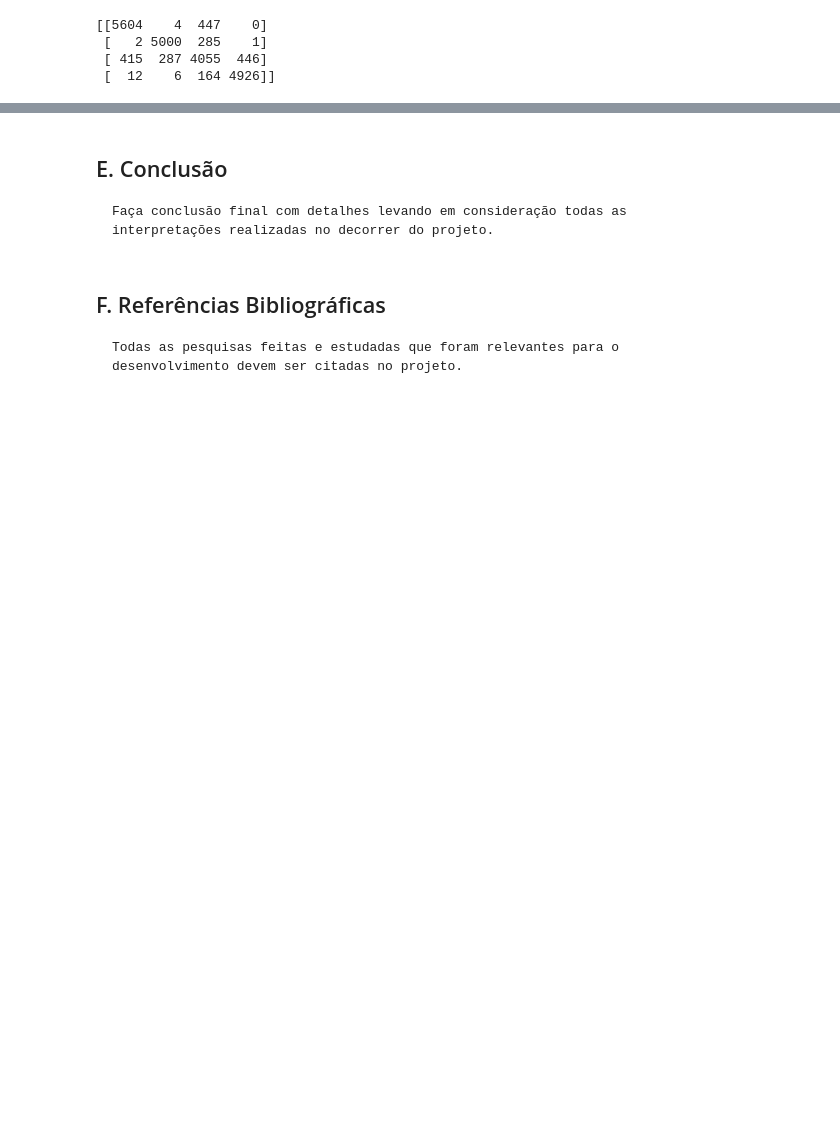
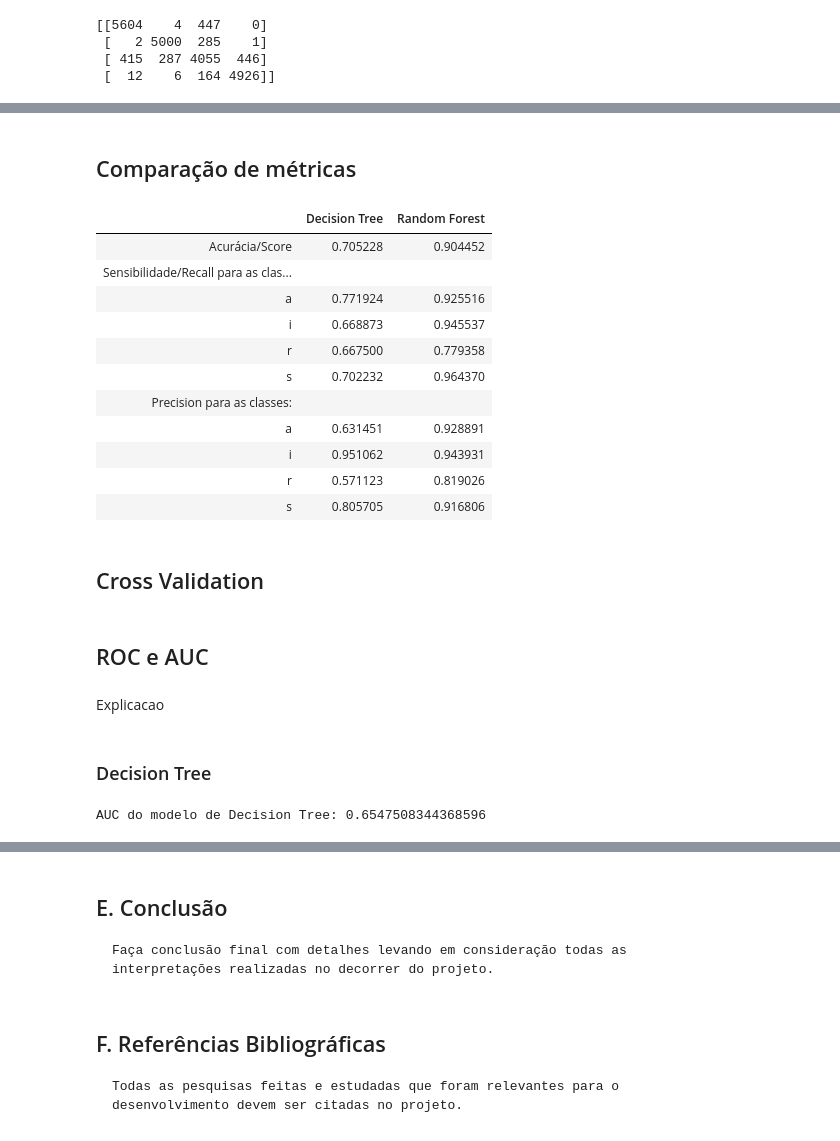
Before and after one commit to ArthurCisotto/P2_CDados, a Jupyter notebook: Projeto_2_CDados.ipynb, the cells around one changed output, grey strips where cells are left out. Cells and saved outputs as stored; diff of their text form; code cells hidden in the pictures; blank space fills up the shorter version.

```diff
--- a/Projeto_2_CDados.ipynb
+++ b/Projeto_2_CDados.ipynb
@@ -730,0 +739,4 @@ Score na base de teste: 0.9044518333795142
+# %%
+def acuracia(matriz):
+    acuracia = np.sum(np.diag(matriz)) / np.sum(matriz)
+    return acuracia
@@ -730,0 +747,4 @@ Score na base de teste: 0.9044518333795142
+# %%
+def recall(matriz):
+    recall = np.diag(matriz) / np.sum(matriz, axis = 1)
+    return recall
@@ -730,0 +755,4 @@ Score na base de teste: 0.9044518333795142
+# %%
+def precision(matriz):
+    precision = np.diag(matriz) / np.sum(matriz, axis = 0)
+    return precision
@@ -743 +775,5 @@ fig = px.imshow(matriz_confusao_decision, x = ['a', 'i', 'r', 's'], y = ['a', 'i
 fig.show()
+# %%
+acuracia_decision_tree =  acuracia(matriz_confusao_decision)
+recall_decision_tree =  recall(matriz_confusao_decision)
+precision_decision_tree =  precision(matriz_confusao_decision)
@@ -761,0 +860,33 @@ fig.show()
+# %% [markdown]
+## Comparação de métricas
+# %%
+d2 = {'': ['Acurácia/Score', 'Sensibilidade/Recall para as classes:', 'a', 'i', 'r', 's','Precision para as classes:', 'a', 'i', 'r', 's'], 'Decision Tree': [acuracia_decision_tree, '', recall_decision_tree[0], recall_decision_tree[1], recall_decision_tree[2], recall_decision_tree[3], '', precision_decision_tree[0], precision_decision_tree[1], precision_decision_tree[2], precision_decision_tree[3]], 'Random Forest': [acuracia_random_forest, '', recall_random_forest[0], recall_random_forest[1], recall_random_forest[2], recall_random_forest[3], '', precision_random_forest[0], precision_random_forest[1], precision_random_forest[2], precision_random_forest[3]]}
+df2 = pd.DataFrame(data=d2)
+pd.set_option('display.max_colwidth', None)
+df2.style.hide_index()
+# %% [output]
+|  | Decision Tree | Random Forest |
+| Acurácia/Score | 0.705228 | 0.904452 |
+| Sensibilidade/Recall para as clas... |  |  |
+| a | 0.771924 | 0.925516 |
+| i | 0.668873 | 0.945537 |
+| r | 0.667500 | 0.779358 |
+| s | 0.702232 | 0.964370 |
+| Precision para as classes: |  |  |
+| a | 0.631451 | 0.928891 |
+| i | 0.951062 | 0.943931 |
+| r | 0.571123 | 0.819026 |
+| s | 0.805705 | 0.916806 |
+# %% [markdown]
+## Cross Validation
+# %% [markdown]
+## ROC e AUC
+# %% [markdown]
+Explicacao
+# %% [markdown]
+### Decision Tree
+# %%
+fprdec, tprdec, thresholds = roc_curve(Yval, Y_pred_decision, pos_label=2)
+print(f'AUC do modelo de Decision Tree: {auc(fprdec, tprdec)}')
+# %% [output]
+AUC do modelo de Decision Tree: 0.6547508344368596
```
Also changed, not shown: parts of 27 cells of this notebook.
